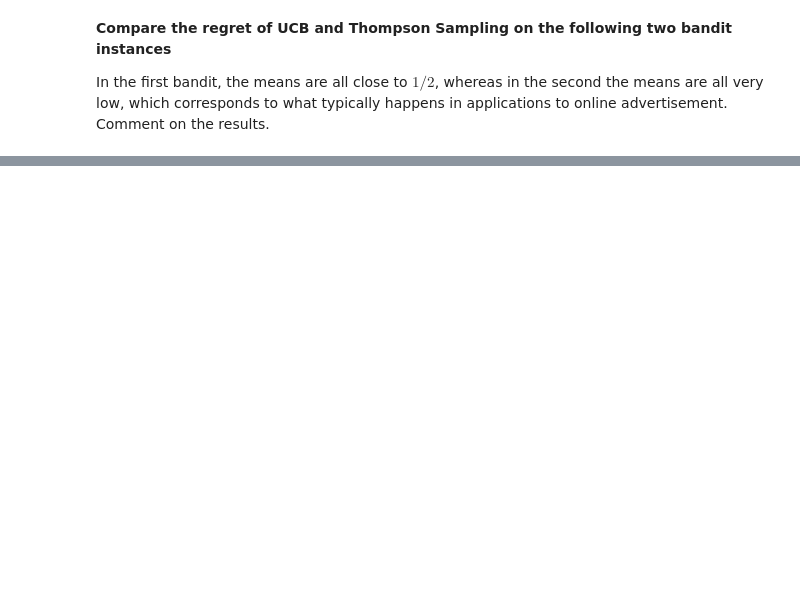
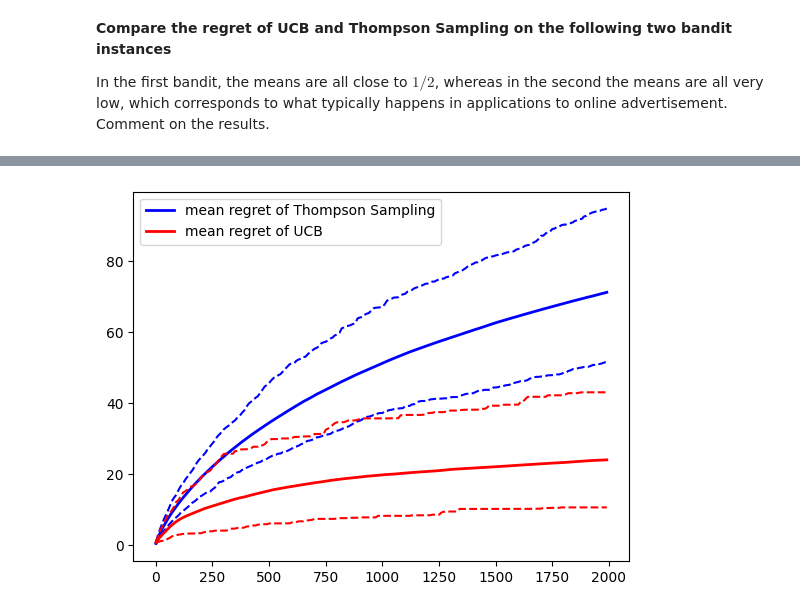
Before and after one commit to JulienDelavande/MVA, a Jupyter notebook: Reinforcement_learning/Illustration_bandits/Notebook_Bandits.ipynb, the cells around one changed output, grey strips where cells are left out. Cells and saved outputs as stored; diff of their text form; code cells hidden in the pictures; blank space fills up the shorter version.

```diff
--- a/Reinforcement_learning/Illustration_bandits/Notebook_Bandits.ipynb
+++ b/Reinforcement_learning/Illustration_bandits/Notebook_Bandits.ipynb
@@ -305,0 +352,11 @@ banditB = BernoulliBandit([0.1, 0.05, 0.02, 0.01])
+# %%
+N_exp = 200
+timeHorizon = 2000
+tsave = np.arange(1, timeHorizon, 10)
+
+algo1 = ThompsonSampling(banditB.nbArms)
+algo2 = UCB(banditB.nbArms, 1/2)
+
+RunExpes([algo1,algo2],bandit,N_exp,timeHorizon,10,"on")
+# %% [output]
+[figure, added]
```
Also changed, not shown: parts of 12 cells of this notebook, 30 other files.
